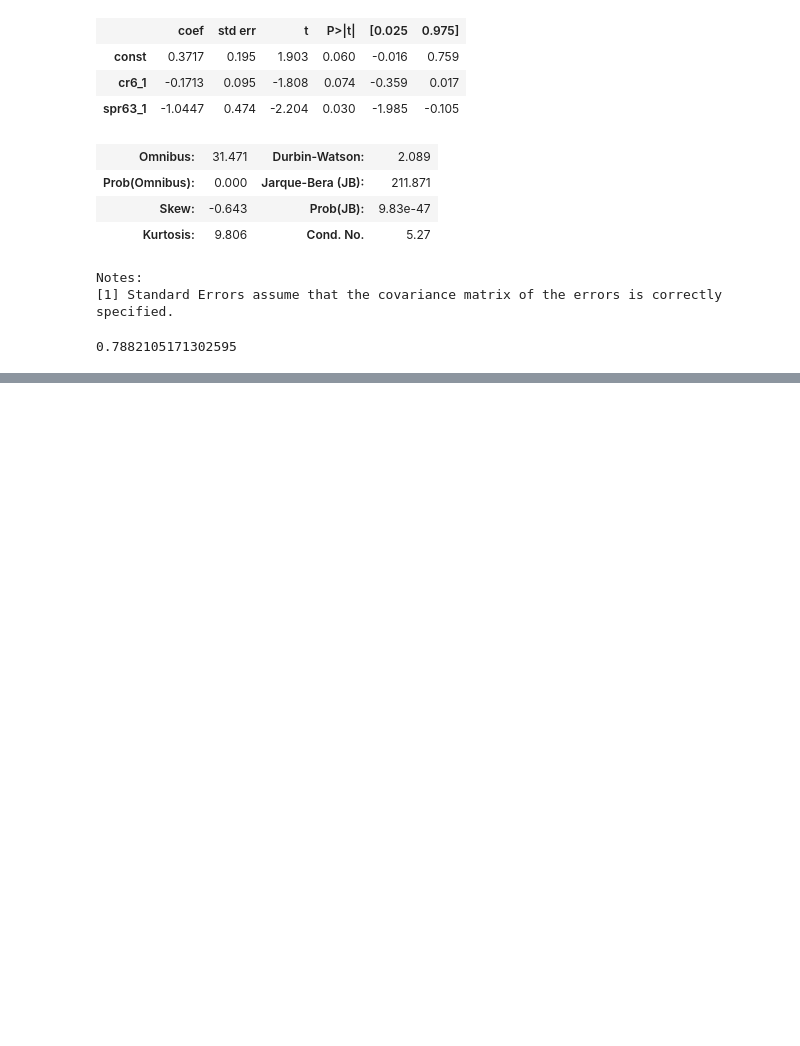
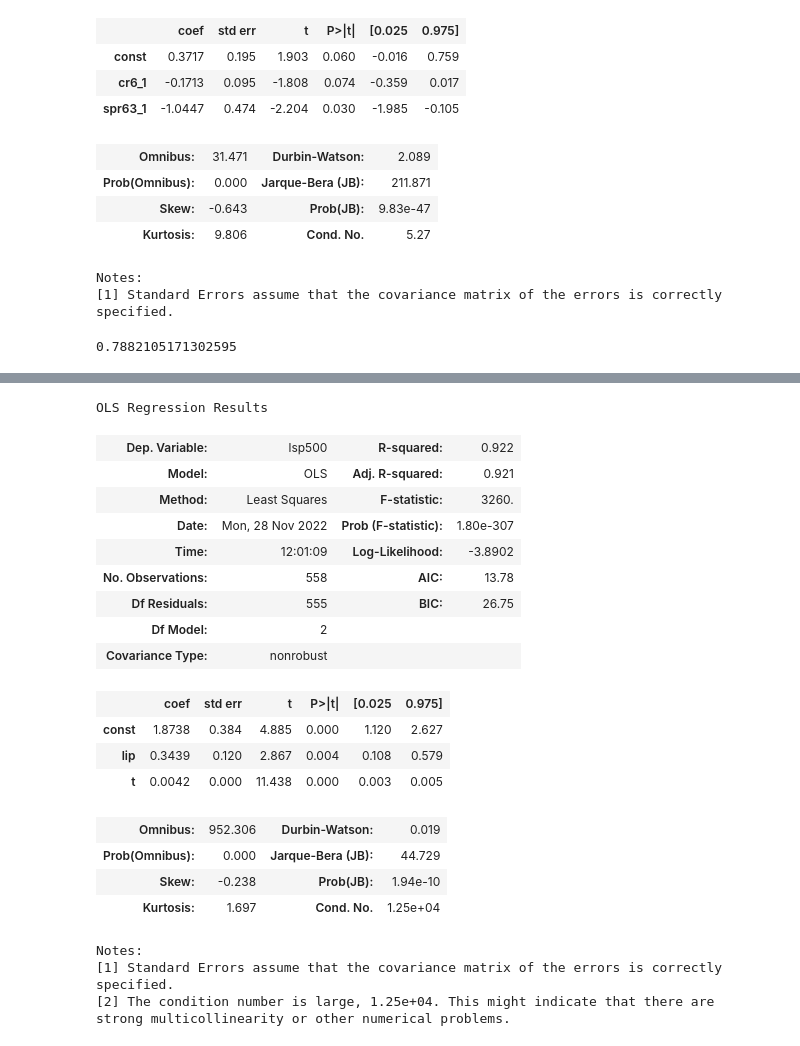
Before and after one commit to systemchalk/wooldridge_workbook, a Jupyter notebook: ch18.ipynb, the cells around one changed output, grey strips where cells are left out. Cells and saved outputs as stored; diff of their text form; code cells hidden in the pictures; blank space fills up the shorter version.

```diff
--- a/ch18.ipynb
+++ b/ch18.ipynb
@@ -817,0 +966,29 @@ np.sqrt(((intqrt_16.cr6 - model.predict(X))**2).sum() / len(intqrt_16.cr6))
+# %%
+volat["t"] = volat.index + 1
+
+X = sm.add_constant(volat[["lip", "t"]])
+model = sm.OLS(volat.lsp500, X, missing="drop").fit()
+model.summary()
+# %% [output]
+OLS Regression Results
+| Dep. Variable: | lsp500 | R-squared: | 0.922 |
+| Model: | OLS | Adj. R-squared: | 0.921 |
+| Method: | Least Squares | F-statistic: | 3260. |
+| Date: | Mon, 28 Nov 2022 | Prob (F-statistic): | 1.80e-307 |
+| Time: | 12:01:09 | Log-Likelihood: | -3.8902 |
+| No. Observations: | 558 | AIC: | 13.78 |
+| Df Residuals: | 555 | BIC: | 26.75 |
+| Df Model: | 2 |  |  |
+| Covariance Type: | nonrobust |  |  |
+|  | coef | std err | t | P>|t| | [0.025 | 0.975] |
+| const | 1.8738 | 0.384 | 4.885 | 0.000 | 1.120 | 2.627 |
+| lip | 0.3439 | 0.120 | 2.867 | 0.004 | 0.108 | 0.579 |
+| t | 0.0042 | 0.000 | 11.438 | 0.000 | 0.003 | 0.005 |
+| Omnibus: | 952.306 | Durbin-Watson: | 0.019 |
+| Prob(Omnibus): | 0.000 | Jarque-Bera (JB): | 44.729 |
+| Skew: | -0.238 | Prob(JB): | 1.94e-10 |
+| Kurtosis: | 1.697 | Cond. No. | 1.25e+04 |
+Notes:
+[1] Standard Errors assume that the covariance matrix of the errors is correctly specified.
+[2] The condition number is large, 1.25e+04. This might indicate that there are
+strong multicollinearity or other numerical problems.
```
Also changed, not shown: parts of 34 cells of this notebook.
